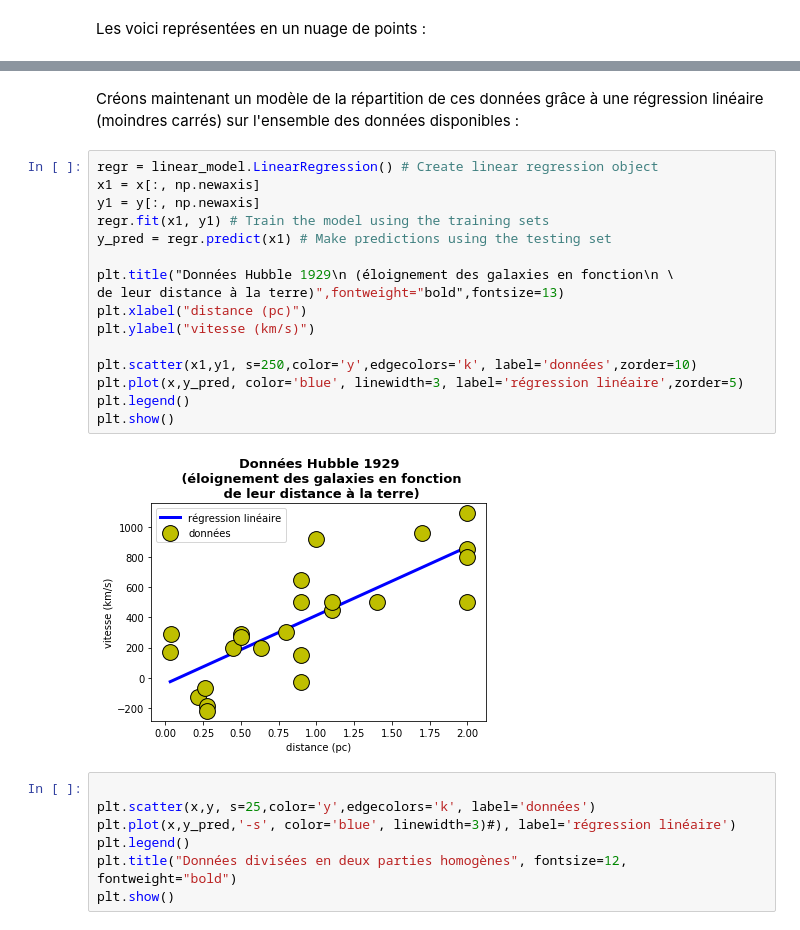
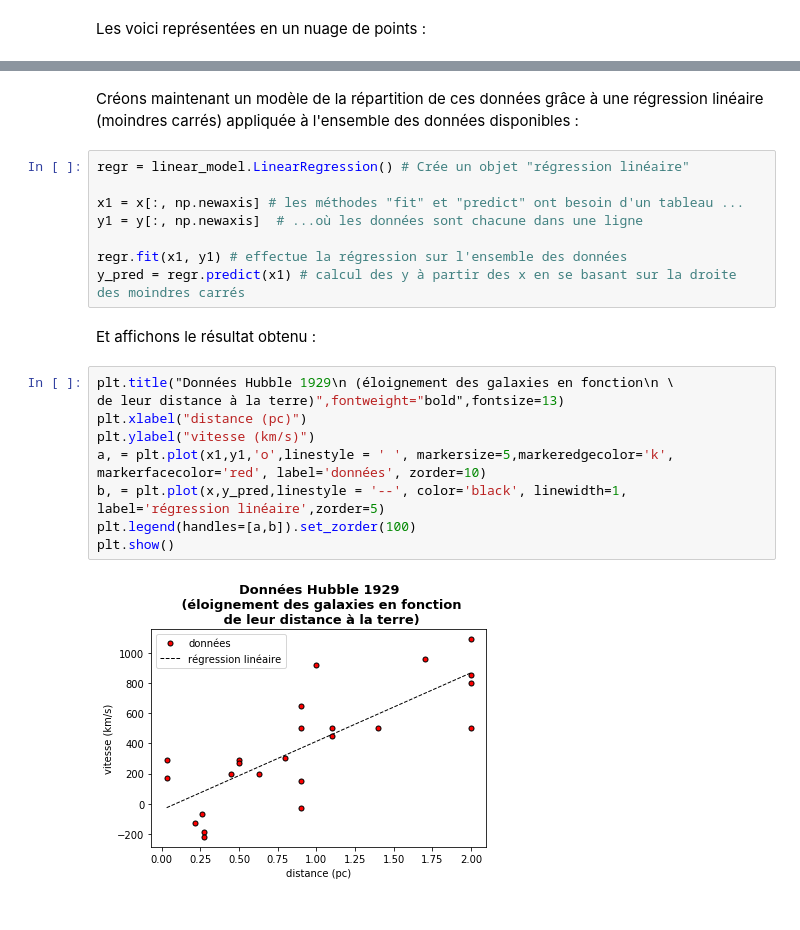
Before and after one commit to SmellyArmure/04-Jupyter, a Jupyter notebook: Exo_RegLineaire.ipynb, the cells around one changed output, grey strips where cells are left out. Saved outputs shown, nothing was run; the diff lists cells and outputs as text.

Commit message:
exercice sur la régression linéaire finalisé - problèmes de calculs et d'affichage réglés !

```diff
--- a/Exo_RegLineaire.ipynb
+++ b/Exo_RegLineaire.ipynb
@@ -45,29 +44,25 @@ plot = plt.scatter(x,y,s=50,color='b',edgecolors='k',)
 # %% [output]
 [figure]
 # %% [markdown]
-Créons maintenant un modèle de la répartition de ces données grâce à une régression linéaire (moindres carrés) sur l'ensemble des données disponibles :
+Créons maintenant un modèle de la répartition de ces données grâce à une régression linéaire (moindres carrés) appliquée à l'ensemble des données disponibles :
+# %%
+regr = linear_model.LinearRegression() # Crée un objet "régression linéaire"
+
+x1 = x[:, np.newaxis] # les méthodes "fit" et "predict" ont besoin d'un tableau ...
+y1 = y[:, np.newaxis]  # ...où les données sont chacune dans une ligne
+
+regr.fit(x1, y1) # effectue la régression sur l'ensemble des données
+y_pred = regr.predict(x1) # calcul des y à partir des x en se basant sur la droite des moindres carrés
+# %% [markdown]
+Et affichons le résultat obtenu :
 # %%
-regr = linear_model.LinearRegression() # Create linear regression object
-x1 = x[:, np.newaxis]
-y1 = y[:, np.newaxis]
-regr.fit(x1, y1) # Train the model using the training sets
-y_pred = regr.predict(x1) # Make predictions using the testing set
-
 plt.title("Données Hubble 1929\n (éloignement des galaxies en fonction\n \
 de leur distance à la terre)",fontweight="bold",fontsize=13)
 plt.xlabel("distance (pc)")
 plt.ylabel("vitesse (km/s)")
-
-plt.scatter(x1,y1, s=250,color='y',edgecolors='k', label='données',zorder=10)
-plt.plot(x,y_pred, color='blue', linewidth=3, label='régression linéaire',zorder=5)
-plt.legend()
+a, = plt.plot(x1,y1,'o',linestyle = ' ', markersize=5,markeredgecolor='k', markerfacecolor='red', label='données', zorder=10)
+b, = plt.plot(x,y_pred,linestyle = '--', color='black', linewidth=1, label='régression linéaire',zorder=5)
+plt.legend(handles=[a,b]).set_zorder(100)
 plt.show()
 # %% [output]
-[figure, old version]
+[figure, new version]
-# %%
-
-plt.scatter(x,y, s=25,color='y',edgecolors='k', label='données')
-plt.plot(x,y_pred,'-s', color='blue', linewidth=3)#), label='régression linéaire')
-plt.legend()
-plt.title("Données divisées en deux parties homogènes", fontsize=12, fontweight="bold")
-plt.show()
```
Also changed, not shown: parts of 13 cells of this notebook, 1 other file.
